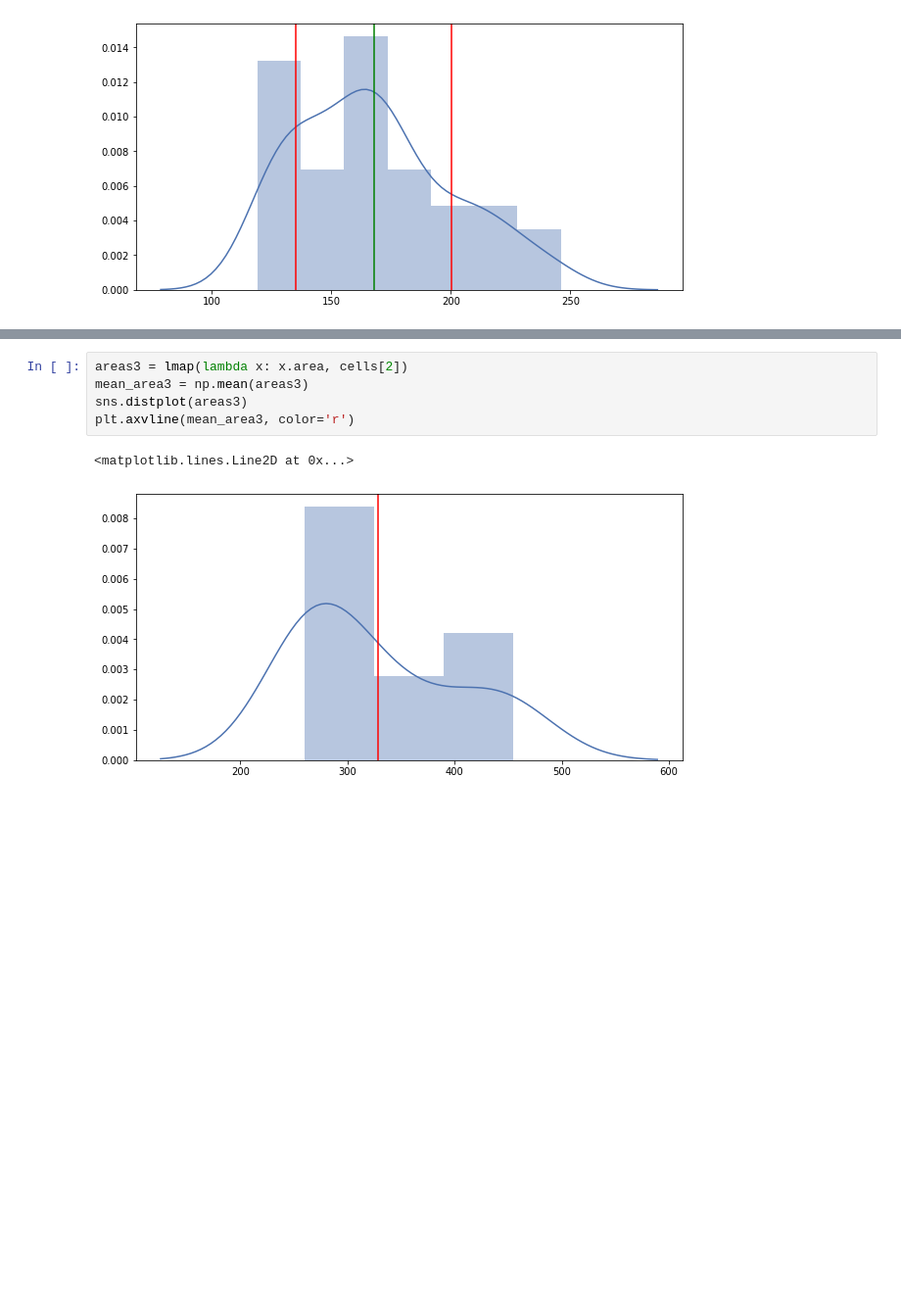
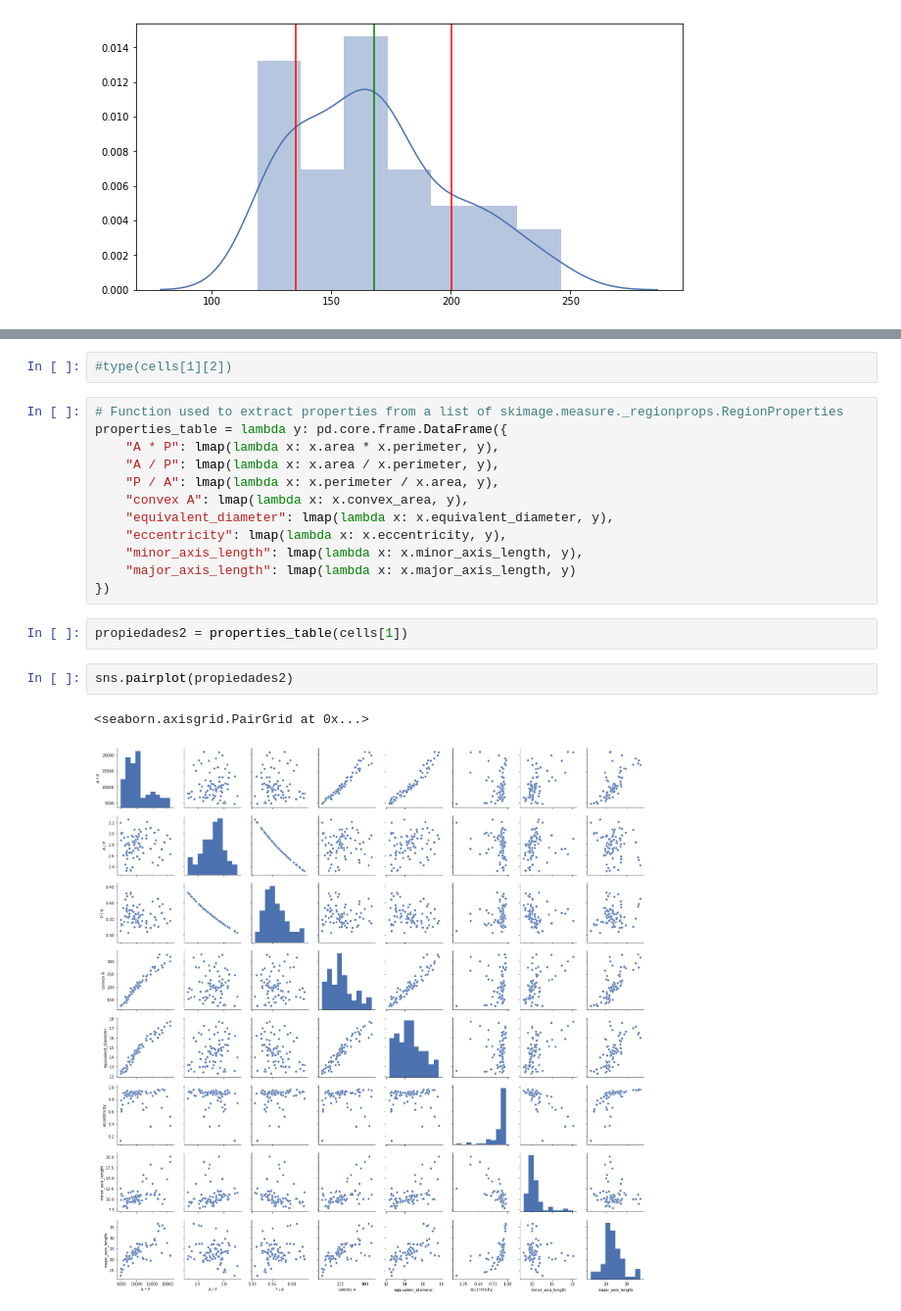
Before and after one commit to gmagannaDevelop/ImagenesTercerParcial, a Jupyter notebook: Pregunta 6.ipynb, the cells around one changed output, grey strips where cells are left out. Shown at 98% size. Cells and saved outputs as stored; diff of their text form; blank space fills up the shorter version.

```diff
--- a/Pregunta 6.ipynb
+++ b/Pregunta 6.ipynb
@@ -452,8 +421,21 @@ for cell in grandes:
-# %%
-areas3 = lmap(lambda x: x.area, cells[2])
-mean_area3 = np.mean(areas3)
-sns.distplot(areas3)
-plt.axvline(mean_area3, color='r')
-# %% [output]
-<matplotlib.lines.Line2D at 0x...>
-[figure, removed]
+# %%
+#type(cells[1][2])
+# %%
+# Function used to extract properties from a list of skimage.measure._regionprops.RegionProperties
+properties_table = lambda y: pd.core.frame.DataFrame({
+    "A * P": lmap(lambda x: x.area * x.perimeter, y),
+    "A / P": lmap(lambda x: x.area / x.perimeter, y),
+    "P / A": lmap(lambda x: x.perimeter / x.area, y),
+    "convex A": lmap(lambda x: x.convex_area, y),
+    "equivalent_diameter": lmap(lambda x: x.equivalent_diameter, y),
+    "eccentricity": lmap(lambda x: x.eccentricity, y),
+    "minor_axis_length": lmap(lambda x: x.minor_axis_length, y),
+    "major_axis_length": lmap(lambda x: x.major_axis_length, y)
+})
+# %%
+propiedades2 = properties_table(cells[1])
+# %%
+sns.pairplot(propiedades2)
+# %% [output]
+<seaborn.axisgrid.PairGrid at 0x...>
+[figure, added]
```
Also changed, not shown: parts of 16 cells of this notebook, 1 other file.
